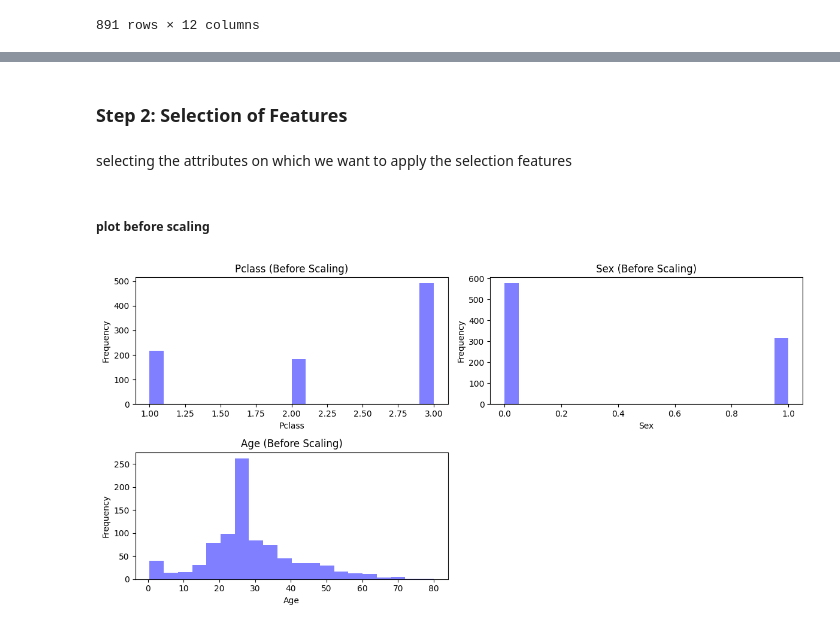
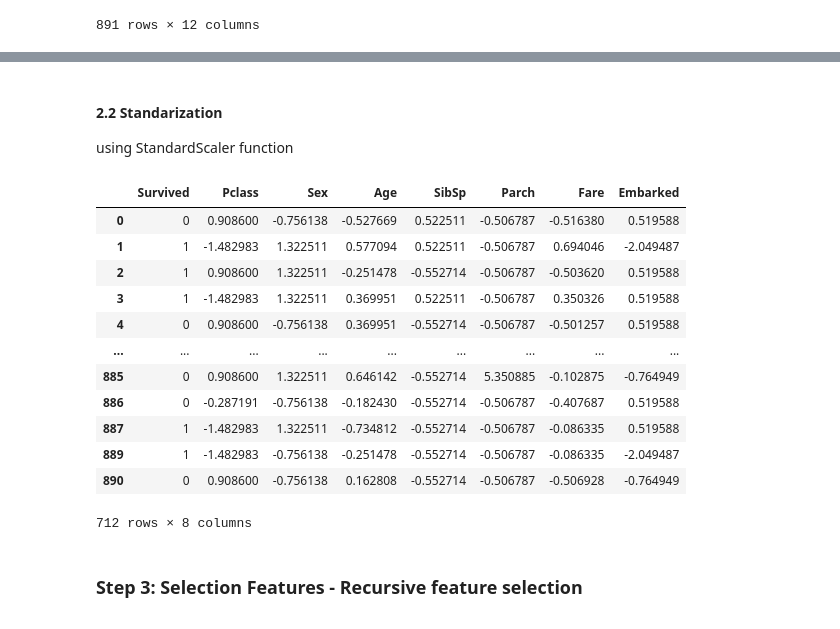
Before and after one commit to markopolo139/DataMiningAssignment1, a Jupyter notebook: notebook1.ipynb, the cells around one changed output, grey strips where cells are left out. Drawn from its saved outputs; the diff is of its cells as text; code cells hidden in the pictures.

```diff
--- a/notebook1.ipynb
+++ b/notebook1.ipynb
@@ -118,0 +102,11 @@ titanic_train
+# %%
+titanic_train_copy = copy.deepcopy(titanic_train)
+titanic_test_copy = copy.deepcopy(titanic_test)
+
+numerical_cols = titanic_train.columns.drop('Survived')
+
+
+norm_scaler = MinMaxScaler()
+titanic_train_copy[numerical_cols] = norm_scaler.fit_transform(titanic_train_copy[numerical_cols])
+
+titanic_train_copy
@@ -119,4 +127,25 @@ titanic_train
+# %% [markdown]
+#### 2.2 Standarization
+
+using StandardScaler function
+# %%
+scaler_std = StandardScaler()
+titanic_train_copy[numerical_cols] = scaler_std.fit_transform(titanic_train_copy[numerical_cols])
+
+titanic_train_copy
+# %% [output]
+|  | Survived | Pclass | Sex | Age | SibSp | Parch | Fare | Embarked |
+| 0 | 0 | 0.908600 | -0.756138 | -0.527669 | 0.522511 | -0.506787 | -0.516380 | 0.519588 |
+| 1 | 1 | -1.482983 | 1.322511 | 0.577094 | 0.522511 | -0.506787 | 0.694046 | -2.049487 |
+| 2 | 1 | 0.908600 | 1.322511 | -0.251478 | -0.552714 | -0.506787 | -0.503620 | 0.519588 |
+| 3 | 1 | -1.482983 | 1.322511 | 0.369951 | 0.522511 | -0.506787 | 0.350326 | 0.519588 |
+| 4 | 0 | 0.908600 | -0.756138 | 0.369951 | -0.552714 | -0.506787 | -0.501257 | 0.519588 |
+| ... | ... | ... | ... | ... | ... | ... | ... | ... |
+| 885 | 0 | 0.908600 | 1.322511 | 0.646142 | -0.552714 | 5.350885 | -0.102875 | -0.764949 |
+| 886 | 0 | -0.287191 | -0.756138 | -0.182430 | -0.552714 | -0.506787 | -0.407687 | 0.519588 |
+| 887 | 1 | -1.482983 | 1.322511 | -0.734812 | -0.552714 | -0.506787 | -0.086335 | 0.519588 |
+| 889 | 1 | -1.482983 | -0.756138 | -0.251478 | -0.552714 | -0.506787 | -0.086335 | -2.049487 |
+| 890 | 0 | 0.908600 | -0.756138 | 0.162808 | -0.552714 | -0.506787 | -0.506928 | -0.764949 |
+712 rows × 8 columns
 # %% [markdown]
-### Step 2: Selection of Features
+### Step 3: Selection Features - Recursive feature selection
-# %% [markdown]
-selecting the attributes on which we want to apply the selection features
@@ -125,14 +151,0 @@ numeric_columns = ['Pclass', 'Sex', 'Age']
-# %% [markdown]
-##### plot before scaling
-# %%
-plt.figure(figsize=(12, 6))
-for i, feature in enumerate(numeric_columns, 1):
-    plt.subplot(2, 2, i)
-    plt.hist(titanic_train[feature].dropna(), bins=20, color='blue', alpha=0.5)
-    plt.title(f'{feature} (Before Scaling)')
-    plt.xlabel(feature)
-    plt.ylabel('Frequency')
-plt.tight_layout()
-plt.show()
-# %% [output]
-[figure, removed]
```
Also changed, not shown: parts of 33 cells of this notebook.
